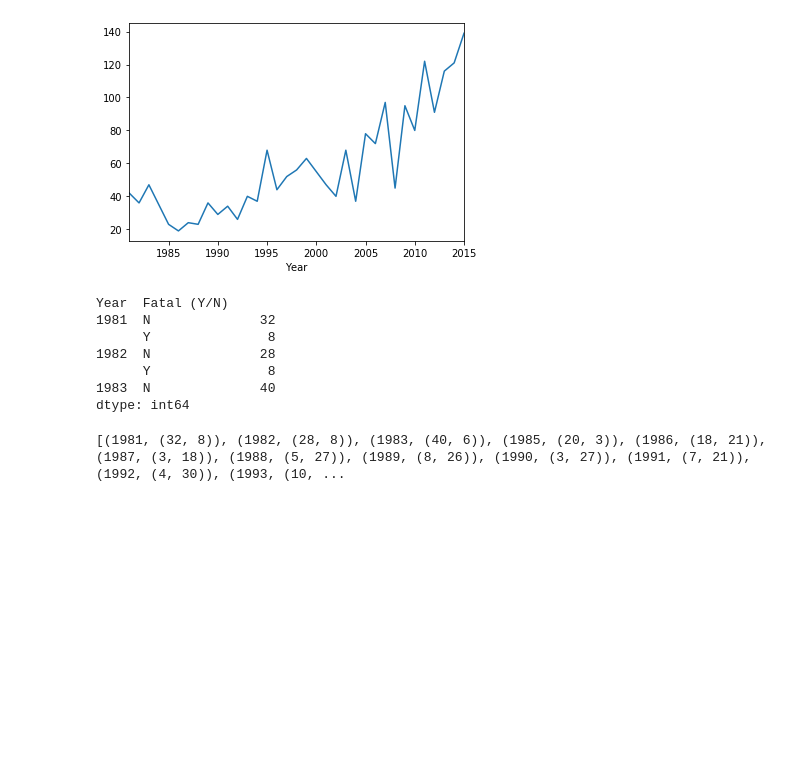
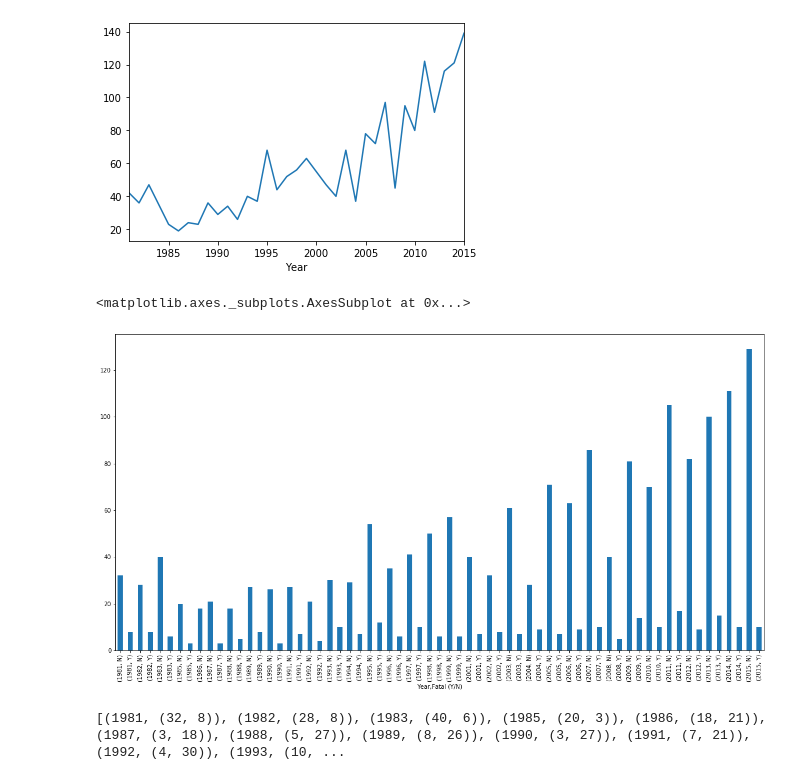
Before and after one commit to ironhack-datalabs/datamad0619, a Jupyter notebook: module-1/pandas-project/your-code/shark_project.ipynb, the cells around one changed output. Saved outputs shown, nothing was run; the diff lists cells and outputs as text; code cells hidden in the pictures; blank space fills up the shorter version.

```diff
--- a/module-1/pandas-project/your-code/shark_project.ipynb
+++ b/module-1/pandas-project/your-code/shark_project.ipynb
@@ -83,17 +83,29 @@ display(data_hypothesis.shape)
 def findMonth (m):
     months_dict = {
         'Jan': 1,
+        'jan': 1,
         'Feb': 2,
+        'feb': 2,
         'Mar': 3,
+        'mar': 3,
         'Apr': 4,
+        'apr': 4,
         'May': 5,
+        'may': 5,
         'Jun': 6,
+        'jun': 6,
         'Jul': 7,
+        'jul': 7,
         'Aug': 8,
+        'aug': 8,
         'Sep': 9,
+        'sep': 9,
         'Oct': 10,
+        'oct': 10,
         'Nov': 11,
+        'nov': 11,
         'Dec': 12,
+        'dec': 12,
     }
     for month, num in months_dict.items():
         if month in m:
@@ -183,24 +195,19 @@ year_size_sample1.plot()
 # %%
 #Level 1: Group by year and fatal
 
 unknown_size_sample1 = dhf_years.groupby(dhf_years['Fatal (Y/N)']).size()
 #display(unknown_size_sample1)
 
 #There are only 15/1947 UNKNOWN cases, so we can drop it. I want to plot this info in a bar chart, but can't find how.
 fatals_clean = dhf_years[dhf_years['Fatal (Y/N)'] != 'UNKNOWN']
 fatals_size = fatals_clean.groupby(['Year', 'Fatal (Y/N)']).size()
-fatals_size2 = fatals_clean.groupby(['Year', 'Fatal (Y/N)'])
-display(fatals_size.head())
-
+#fatals_size2 = fatals_clean.groupby(['Year', 'Fatal (Y/N)'])
+#display(fatals_size.head())
+fatals_size.plot(kind='bar', figsize = (20, 10))
 #fatals_size.plot()
 # %% [output]
-Year  Fatal (Y/N)
-1981  N              32
-      Y               8
-1982  N              28
-      Y               8
-1983  N              40
-dtype: int64
+<matplotlib.axes._subplots.AxesSubplot at 0x...>
+[figure, added]
 # %%
 #create a new table including Year, Fatal_Yes, Fatal_No
 
```
Also changed, not shown: parts of 8 cells of this notebook.
